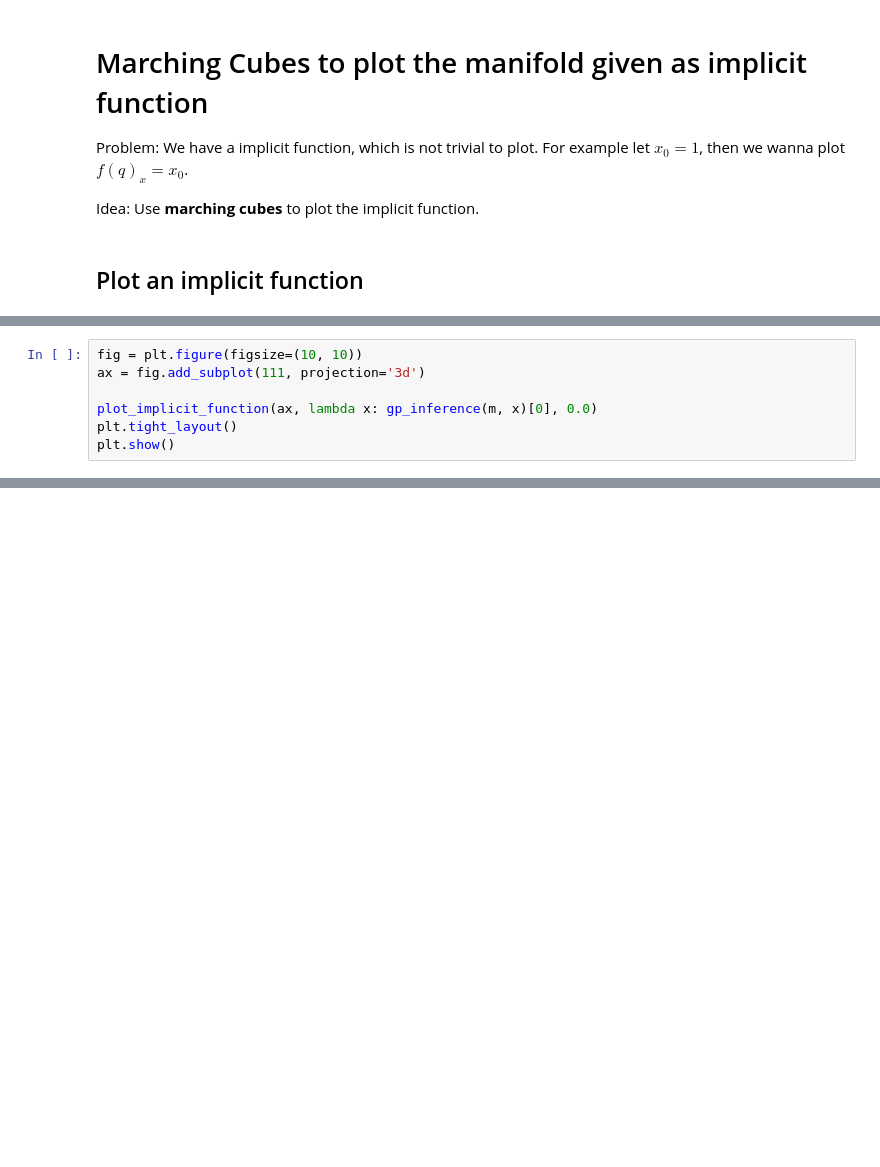
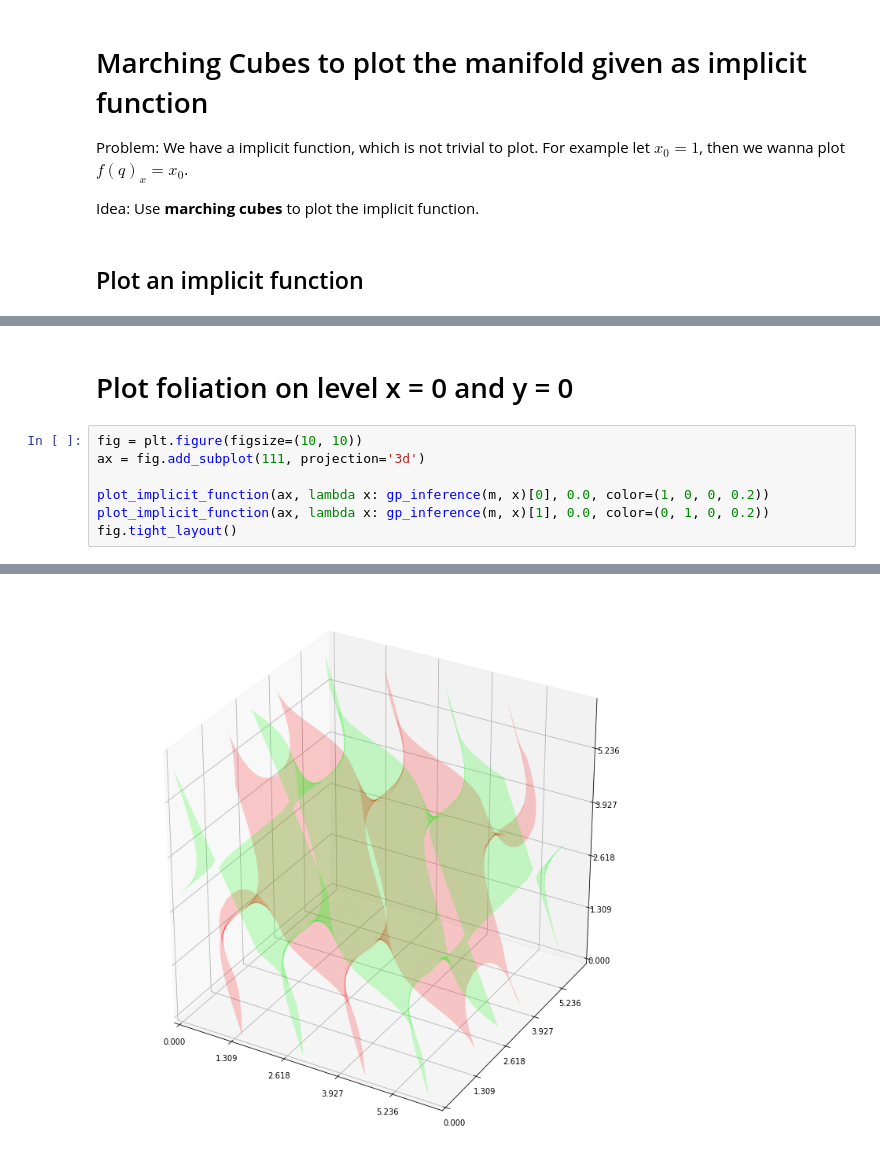
Before and after one commit to aaarne/learning-forward-kinematics, a Jupyter notebook: learn-forward-kin-trial.ipynb, the cells around one changed output, grey strips where cells are left out. Cells and saved outputs as stored; diff of their text form; blank space fills up the shorter version.

```diff
--- a/learn-forward-kin-trial.ipynb
+++ b/learn-forward-kin-trial.ipynb
@@ -370,8 +381,10 @@ def plot_implicit_function(ax, func, level,
+# %% [markdown]
+# Plot foliation on level x = 0 and y = 0
 # %%
 fig = plt.figure(figsize=(10, 10))
 ax = fig.add_subplot(111, projection='3d')
 
-plot_implicit_function(ax, lambda x: gp_inference(m, x)[0], 0.0)
-plt.tight_layout()
-plt.show()
+plot_implicit_function(ax, lambda x: gp_inference(m, x)[0], 0.0, color=(1, 0, 0, 0.2))
+plot_implicit_function(ax, lambda x: gp_inference(m, x)[1], 0.0, color=(0, 1, 0, 0.2))
+fig.tight_layout()
 # %% [output]
@@ -379,0 +391 @@ plt.show()
+[figure, added]
```
Also changed, not shown: parts of 17 cells of this notebook, 1 other file.
